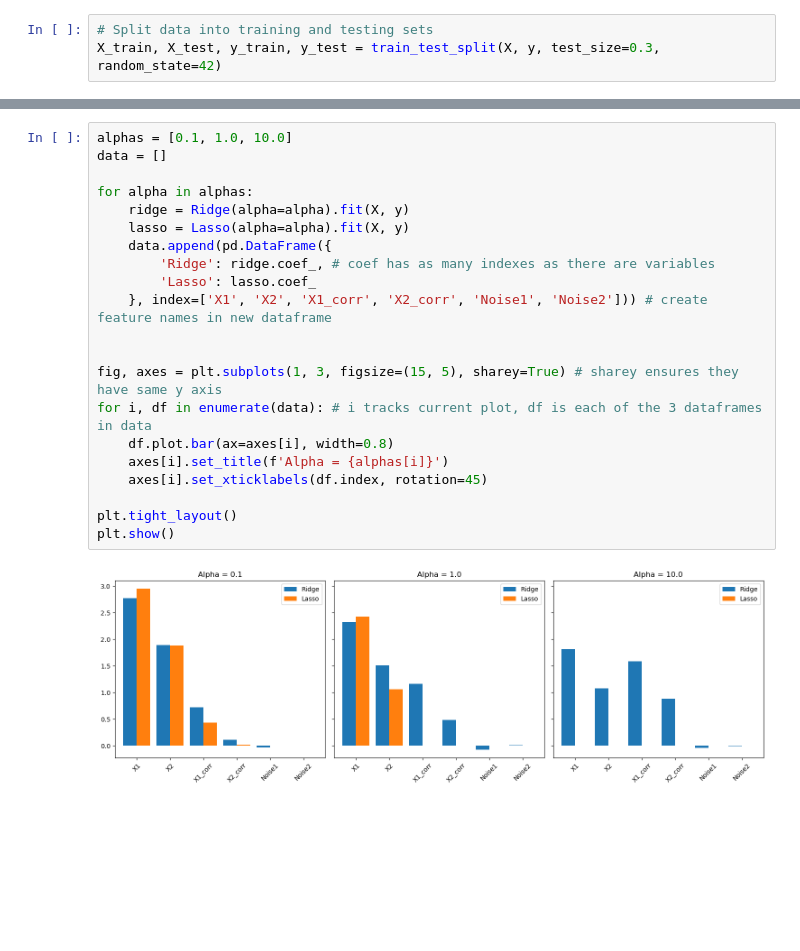
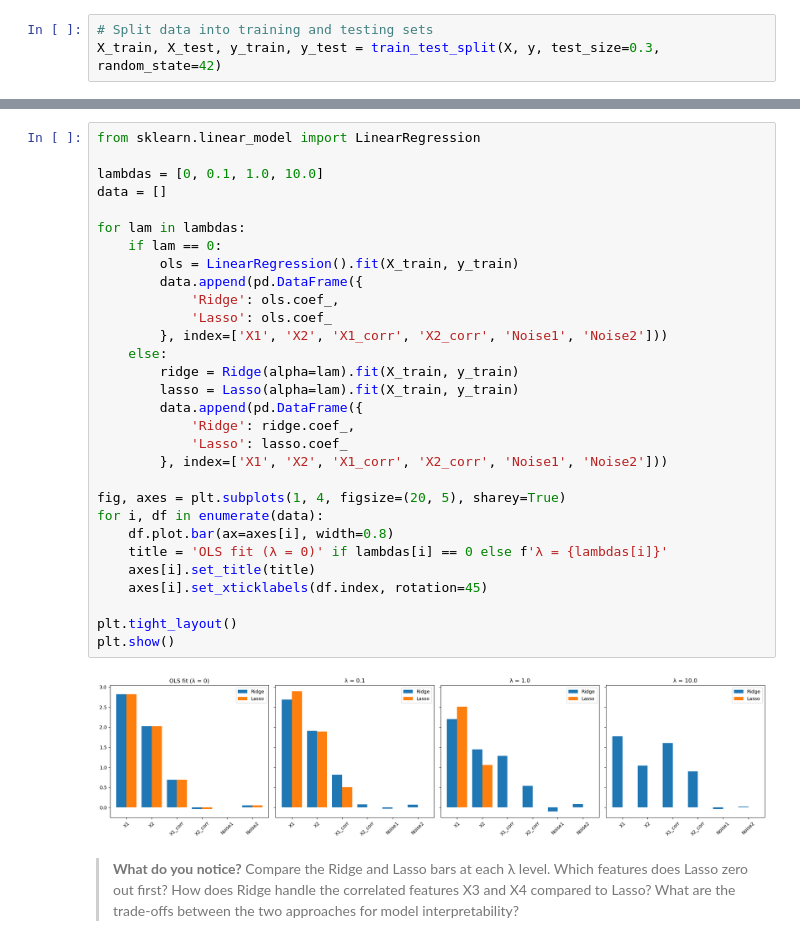
Before and after one commit to MEDS-eds-232/EDS-232-course-website, a Jupyter notebook: lab/lab5.ipynb, the cells around one changed output, grey strips where cells are left out. Drawn from its saved outputs; the diff is of its cells as text; blank space fills up the shorter version.

```diff
--- a/lab/lab5.ipynb
+++ b/lab/lab5.ipynb
@@ -121,23 +200,34 @@ interact(update_alphas, alpha=alpha_slider, model_type=model_selector)
 # %%
-alphas = [0.1, 1.0, 10.0]
+from sklearn.linear_model import LinearRegression
+
+lambdas = [0, 0.1, 1.0, 10.0]
 data = []
 
-for alpha in alphas:
-    ridge = Ridge(alpha=alpha).fit(X, y)
-    lasso = Lasso(alpha=alpha).fit(X, y)
-    data.append(pd.DataFrame({
-        'Ridge': ridge.coef_, # coef has as many indexes as there are variables
-        'Lasso': lasso.coef_
-    }, index=['X1', 'X2', 'X1_corr', 'X2_corr', 'Noise1', 'Noise2'])) # create feature names in new dataframe
+for lam in lambdas:
+    if lam == 0:
+        ols = LinearRegression().fit(X_train, y_train)
+        data.append(pd.DataFrame({
+            'Ridge': ols.coef_,
+            'Lasso': ols.coef_
+        }, index=['X1', 'X2', 'X1_corr', 'X2_corr', 'Noise1', 'Noise2']))
+    else:
+        ridge = Ridge(alpha=lam).fit(X_train, y_train)
+        lasso = Lasso(alpha=lam).fit(X_train, y_train)
+        data.append(pd.DataFrame({
+            'Ridge': ridge.coef_,
+            'Lasso': lasso.coef_
+        }, index=['X1', 'X2', 'X1_corr', 'X2_corr', 'Noise1', 'Noise2']))
 
-
-fig, axes = plt.subplots(1, 3, figsize=(15, 5), sharey=True) # sharey ensures they have same y axis
-for i, df in enumerate(data): # i tracks current plot, df is each of the 3 dataframes in data
+fig, axes = plt.subplots(1, 4, figsize=(20, 5), sharey=True)
+for i, df in enumerate(data):
     df.plot.bar(ax=axes[i], width=0.8)
-    axes[i].set_title(f'Alpha = {alphas[i]}')
+    title = 'OLS fit (λ = 0)' if lambdas[i] == 0 else f'λ = {lambdas[i]}'
+    axes[i].set_title(title)
     axes[i].set_xticklabels(df.index, rotation=45)
 
 plt.tight_layout()
 plt.show()
 # %% [output]
-[figure, old version]
+[figure, new version]
+# %% [markdown]
+> **What do you notice?** Compare the Ridge and Lasso bars at each λ level. Which features does Lasso zero out first? How does Ridge handle the correlated features X3 and X4 compared to Lasso? What are the trade-offs between the two approaches for model interpretability?
```
Also changed, not shown: parts of 15 cells of this notebook.
